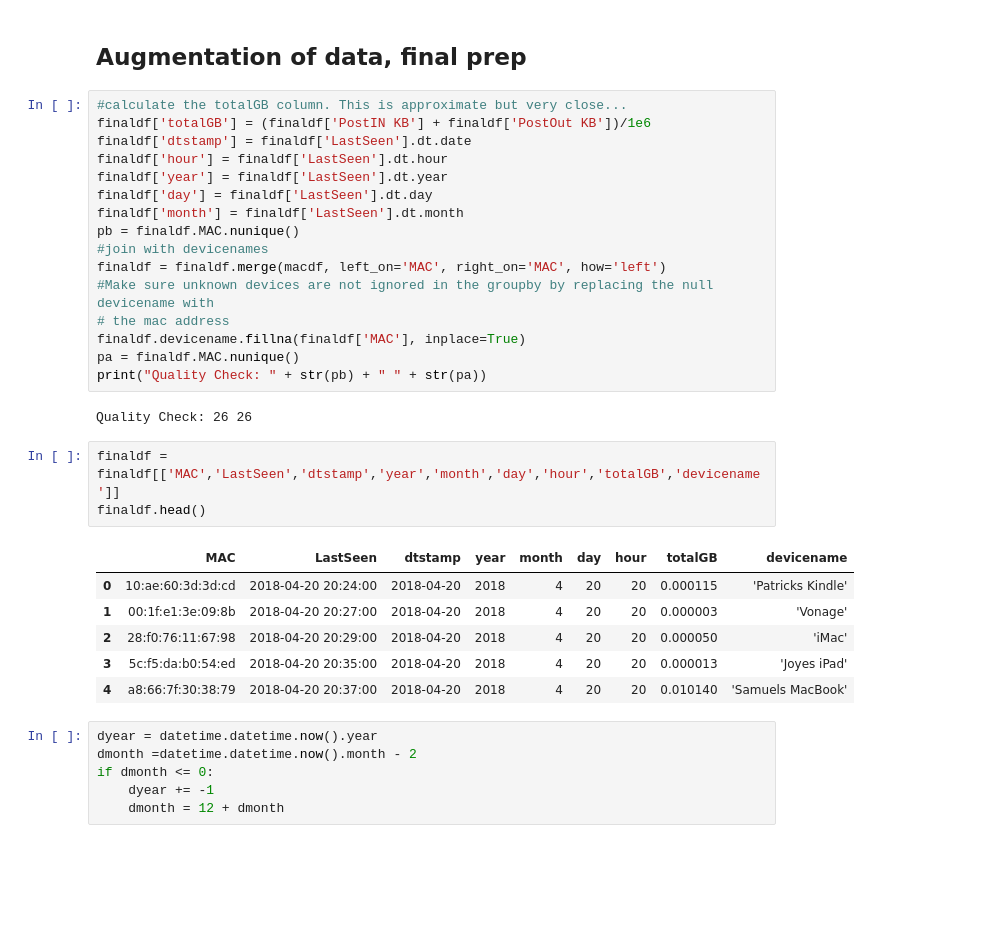
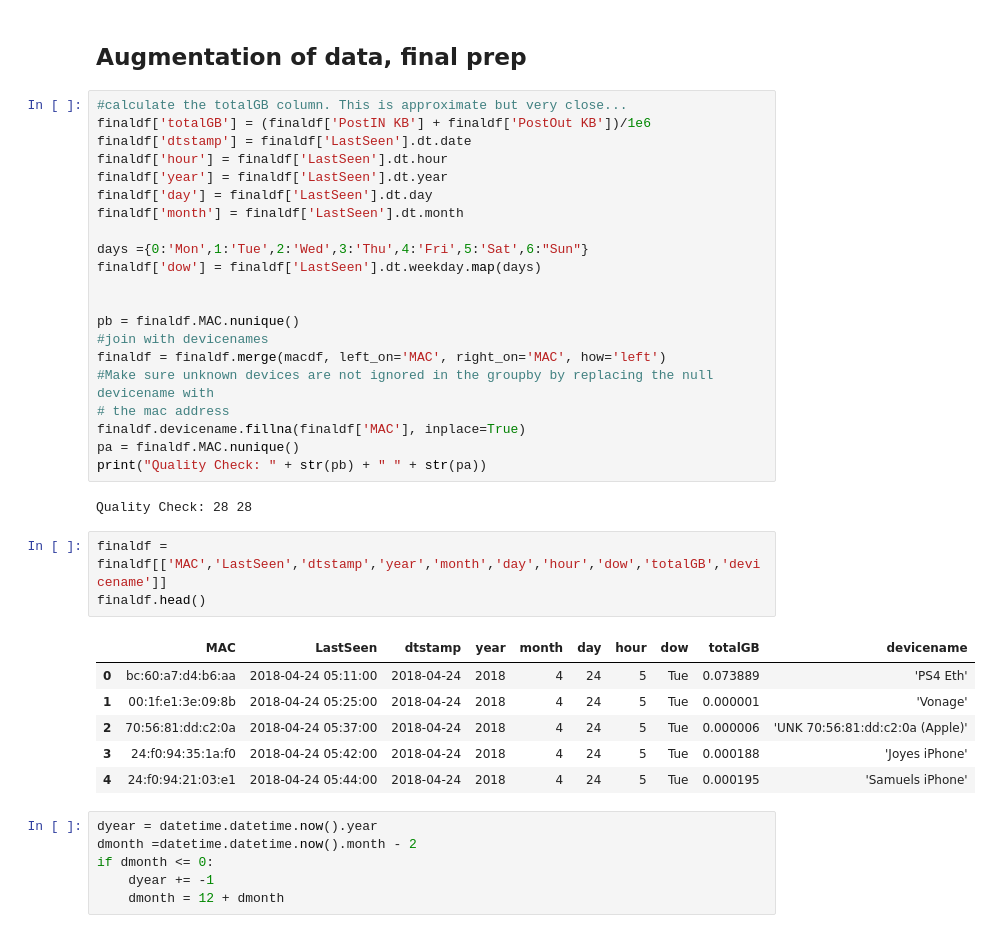
Before and after one commit to scoyote/Router-Tools, a Jupyter notebook: Parse Hourlyfile.ipynb, the cells around one changed output. Cells and saved outputs as stored; diff of their text form; blank space fills up the shorter version.

```diff
--- a/Parse Hourlyfile.ipynb
+++ b/Parse Hourlyfile.ipynb
@@ -105,6 +105,11 @@ finaldf['hour'] = finaldf['LastSeen'].dt.hour
 finaldf['year'] = finaldf['LastSeen'].dt.year
 finaldf['day'] = finaldf['LastSeen'].dt.day
 finaldf['month'] = finaldf['LastSeen'].dt.month
+
+days ={0:'Mon',1:'Tue',2:'Wed',3:'Thu',4:'Fri',5:'Sat',6:"Sun"}
+finaldf['dow'] = finaldf['LastSeen'].dt.weekday.map(days)
+
+
 pb = finaldf.MAC.nunique()
 #join with devicenames
 finaldf = finaldf.merge(macdf, left_on='MAC', right_on='MAC', how='left')
@@ -114,17 +119,17 @@ finaldf.devicename.fillna(finaldf['MAC'], inplace=True)
 pa = finaldf.MAC.nunique()
 print("Quality Check: " + str(pb) + " " + str(pa))
 # %% [output]
-Quality Check: 26 26
+Quality Check: 28 28
 # %%
-finaldf = finaldf[['MAC','LastSeen','dtstamp','year','month','day','hour','totalGB','devicename']]
+finaldf = finaldf[['MAC','LastSeen','dtstamp','year','month','day','hour','dow','totalGB','devicename']]
 finaldf.head()
 # %% [output]
-|  | MAC | LastSeen | dtstamp | year | month | day | hour | totalGB | devicename |
-| 0 | 10:ae:60:3d:3d:cd | 2018-04-20 20:24:00 | 2018-04-20 | 2018 | 4 | 20 | 20 | 0.000115 | 'Patricks Kindle' |
-| 1 | 00:1f:e1:3e:09:8b | 2018-04-20 20:27:00 | 2018-04-20 | 2018 | 4 | 20 | 20 | 0.000003 | 'Vonage' |
-| 2 | 28:f0:76:11:67:98 | 2018-04-20 20:29:00 | 2018-04-20 | 2018 | 4 | 20 | 20 | 0.000050 | 'iMac' |
-| 3 | 5c:f5:da:b0:54:ed | 2018-04-20 20:35:00 | 2018-04-20 | 2018 | 4 | 20 | 20 | 0.000013 | 'Joyes iPad' |
-| 4 | a8:66:7f:30:38:79 | 2018-04-20 20:37:00 | 2018-04-20 | 2018 | 4 | 20 | 20 | 0.010140 | 'Samuels MacBook' |
+|  | MAC | LastSeen | dtstamp | year | month | day | hour | dow | totalGB | devicename |
+| 0 | bc:60:a7:d4:b6:aa | 2018-04-24 05:11:00 | 2018-04-24 | 2018 | 4 | 24 | 5 | Tue | 0.073889 | 'PS4 Eth' |
+| 1 | 00:1f:e1:3e:09:8b | 2018-04-24 05:25:00 | 2018-04-24 | 2018 | 4 | 24 | 5 | Tue | 0.000001 | 'Vonage' |
+| 2 | 70:56:81:dd:c2:0a | 2018-04-24 05:37:00 | 2018-04-24 | 2018 | 4 | 24 | 5 | Tue | 0.000006 | 'UNK 70:56:81:dd:c2:0a (Apple)' |
+| 3 | 24:f0:94:35:1a:f0 | 2018-04-24 05:42:00 | 2018-04-24 | 2018 | 4 | 24 | 5 | Tue | 0.000188 | 'Joyes iPhone' |
+| 4 | 24:f0:94:21:03:e1 | 2018-04-24 05:44:00 | 2018-04-24 | 2018 | 4 | 24 | 5 | Tue | 0.000195 | 'Samuels iPhone' |
 # %%
 dyear = datetime.datetime.now().year
 dmonth =datetime.datetime.now().month - 2
```
Also changed, not shown: parts of 14 cells of this notebook.
